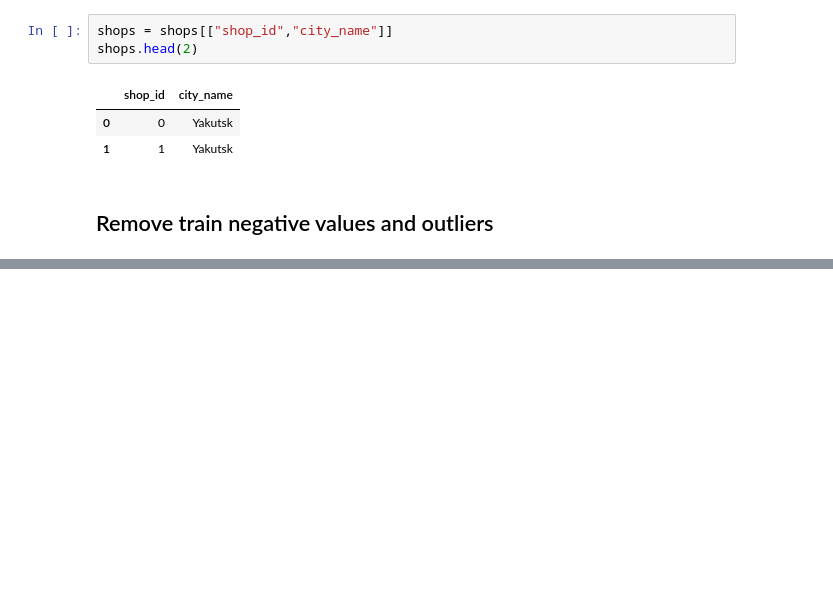
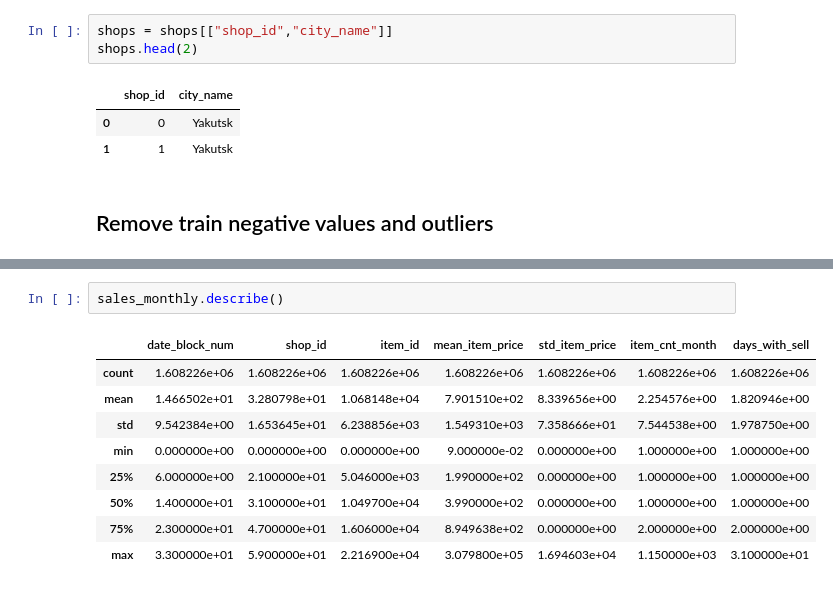
Before and after one commit to RobBlanchard/kaggle-predict-sales, a Jupyter notebook: XGBoost - 2.ipynb, the cells around one changed output, grey strips where cells are left out. Saved outputs shown, nothing was run; the diff lists cells and outputs as text; blank space fills up the shorter version.

```diff
--- a/XGBoost - 2.ipynb
+++ b/XGBoost - 2.ipynb
@@ -97,0 +189,12 @@ print(len(sales))
+# %%
+sales_monthly.describe()
+# %% [output]
+|  | date_block_num | shop_id | item_id | mean_item_price | std_item_price | item_cnt_month | days_with_sell |
+| count | 1.608226e+06 | 1.608226e+06 | 1.608226e+06 | 1.608226e+06 | 1.608226e+06 | 1.608226e+06 | 1.608226e+06 |
+| mean | 1.466502e+01 | 3.280798e+01 | 1.068148e+04 | 7.901510e+02 | 8.339656e+00 | 2.254576e+00 | 1.820946e+00 |
+| std | 9.542384e+00 | 1.653645e+01 | 6.238856e+03 | 1.549310e+03 | 7.358666e+01 | 7.544538e+00 | 1.978750e+00 |
+| min | 0.000000e+00 | 0.000000e+00 | 0.000000e+00 | 9.000000e-02 | 0.000000e+00 | 1.000000e+00 | 1.000000e+00 |
+| 25% | 6.000000e+00 | 2.100000e+01 | 5.046000e+03 | 1.990000e+02 | 0.000000e+00 | 1.000000e+00 | 1.000000e+00 |
+| 50% | 1.400000e+01 | 3.100000e+01 | 1.049700e+04 | 3.990000e+02 | 0.000000e+00 | 1.000000e+00 | 1.000000e+00 |
+| 75% | 2.300000e+01 | 4.700000e+01 | 1.606000e+04 | 8.949638e+02 | 0.000000e+00 | 2.000000e+00 | 2.000000e+00 |
+| max | 3.300000e+01 | 5.900000e+01 | 2.216900e+04 | 3.079800e+05 | 1.694603e+04 | 1.150000e+03 | 3.100000e+01 |
```
Also changed, not shown: parts of 18 cells of this notebook.
